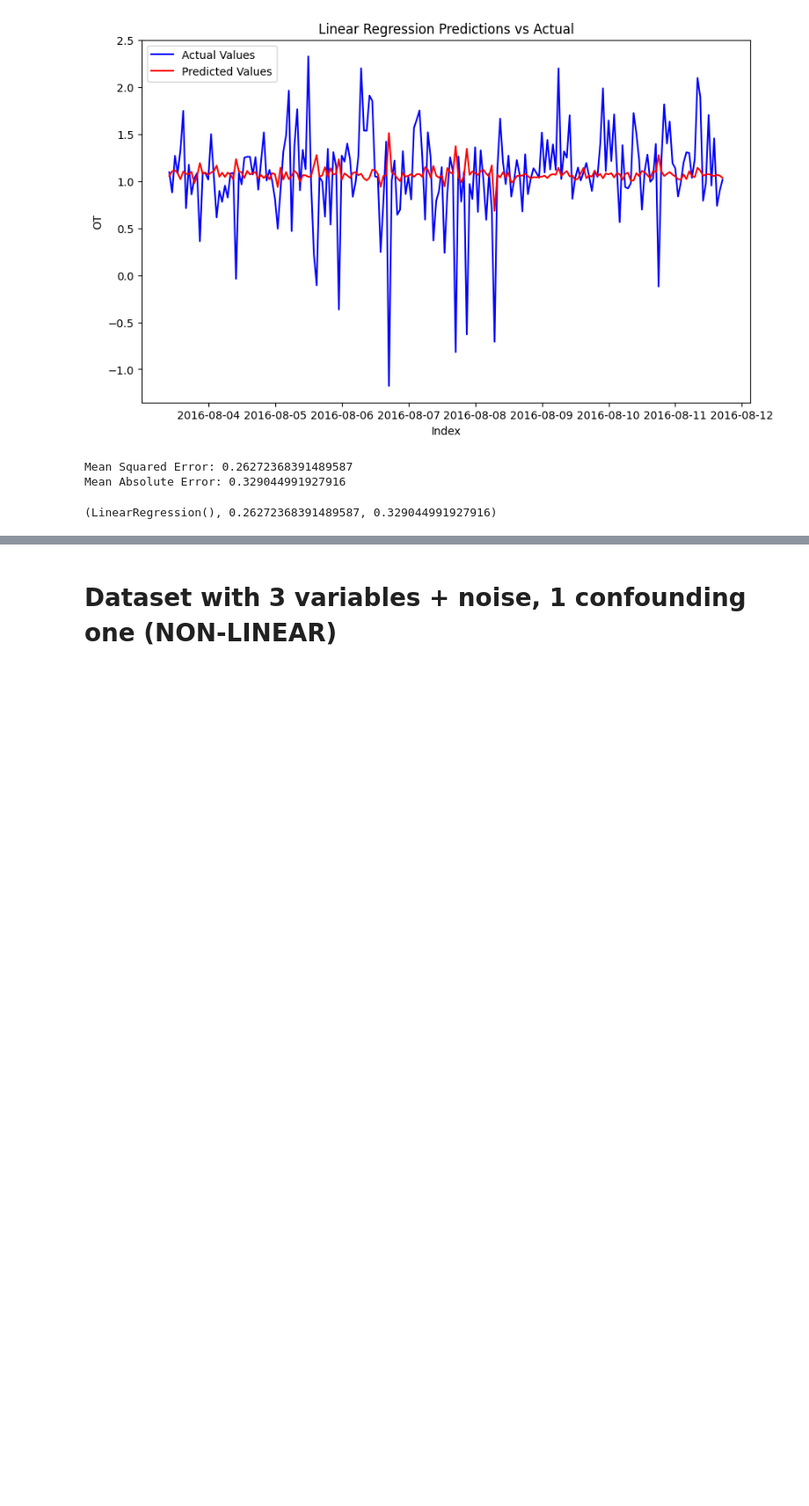
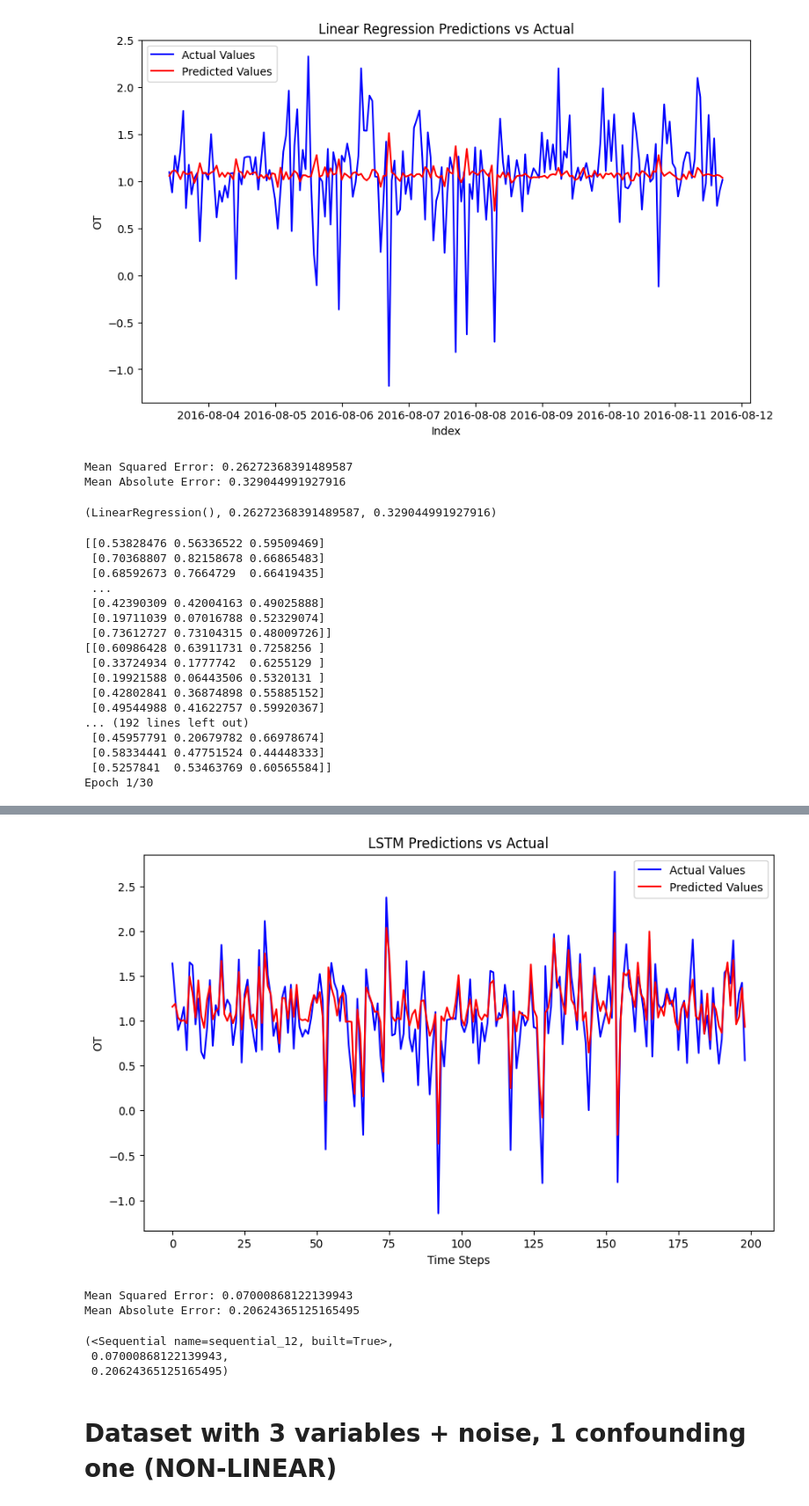
Before and after one commit to feschouw/Master_Thesis, a Jupyter notebook: Datasets/data_for_autoformer.ipynb, the cells around one changed output, grey strips where cells are left out. Shown at 88% size. Cells and saved outputs as stored; diff of their text form; code cells hidden in the pictures; blank space fills up the shorter version.

Commit message:
data sets updates

```diff
--- a/Datasets/data_for_autoformer.ipynb
+++ b/Datasets/data_for_autoformer.ipynb
@@ -108,3 +267,23 @@ run_linear_regression(data_df_simple_linear, ['0', '1'], 'OT')
 Mean Squared Error: 0.26272368391489587
 Mean Absolute Error: 0.329044991927916
 (LinearRegression(), 0.26272368391489587, 0.329044991927916)
+# %%
+run_lstm(data_df_simple_linear, ['0', '1'], 'OT', look_back=1, test_ratio=0.2, epochs=30, batch_size=1)
+# %% [output]
+[[0.53828476 0.56336522 0.59509469]
+ [0.70368807 0.82158678 0.66865483]
+ [0.68592673 0.7664729  0.66419435]
+ ...
+ [0.42390309 0.42004163 0.49025888]
+ [0.19711039 0.07016788 0.52329074]
+ [0.73612727 0.73104315 0.48009726]]
+[[0.60986428 0.63911731 0.7258256 ]
+ [0.33724934 0.1777742  0.6255129 ]
+ [0.19921588 0.06443506 0.5320131 ]
+ [0.42802841 0.36874898 0.55885152]
+ [0.49544988 0.41622757 0.59920367]
+... (192 lines left out)
+ [0.45957791 0.20679782 0.66978674]
+ [0.58334441 0.47751524 0.44448333]
+ [0.5257841  0.53463769 0.60565584]]
+Epoch 1/30
@@ -110,0 +307,6 @@ Mean Absolute Error: 0.329044991927916
+[figure, added]
+Mean Squared Error: 0.07000868122139943
+Mean Absolute Error: 0.20624365125165495
+(<Sequential name=sequential_12, built=True>,
+ 0.07000868122139943,
+ 0.20624365125165495)
```
Also changed, not shown: parts of 11 cells of this notebook, 3 other files.
